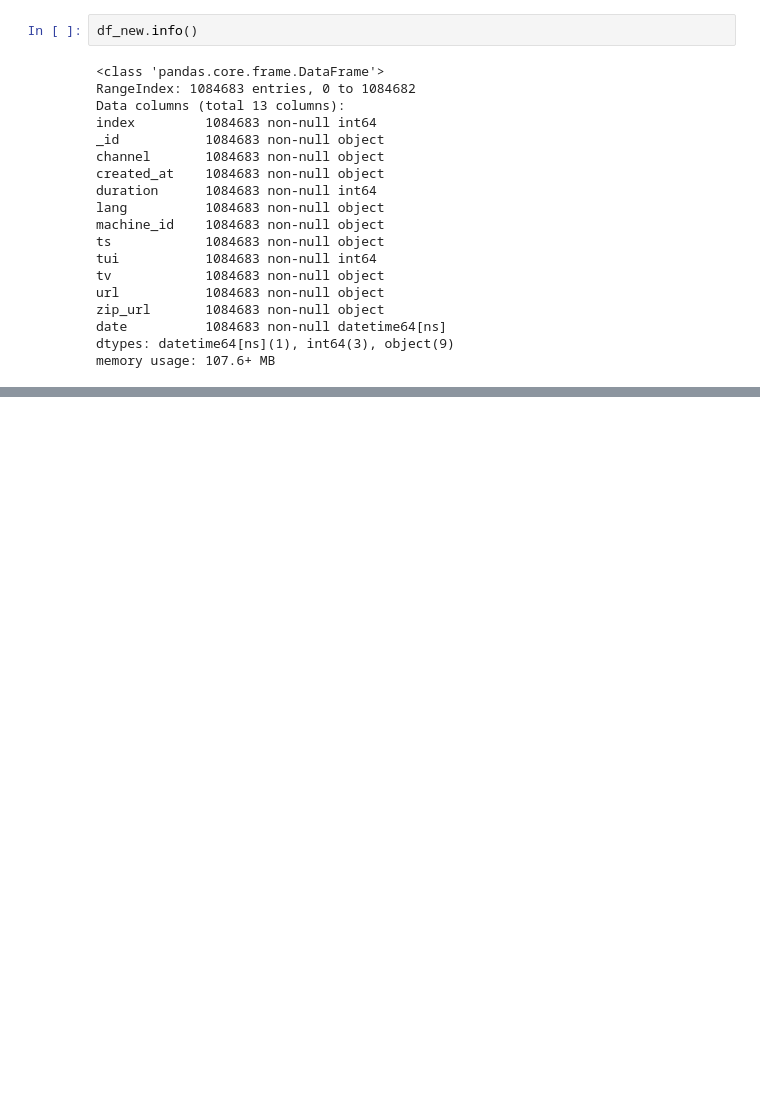
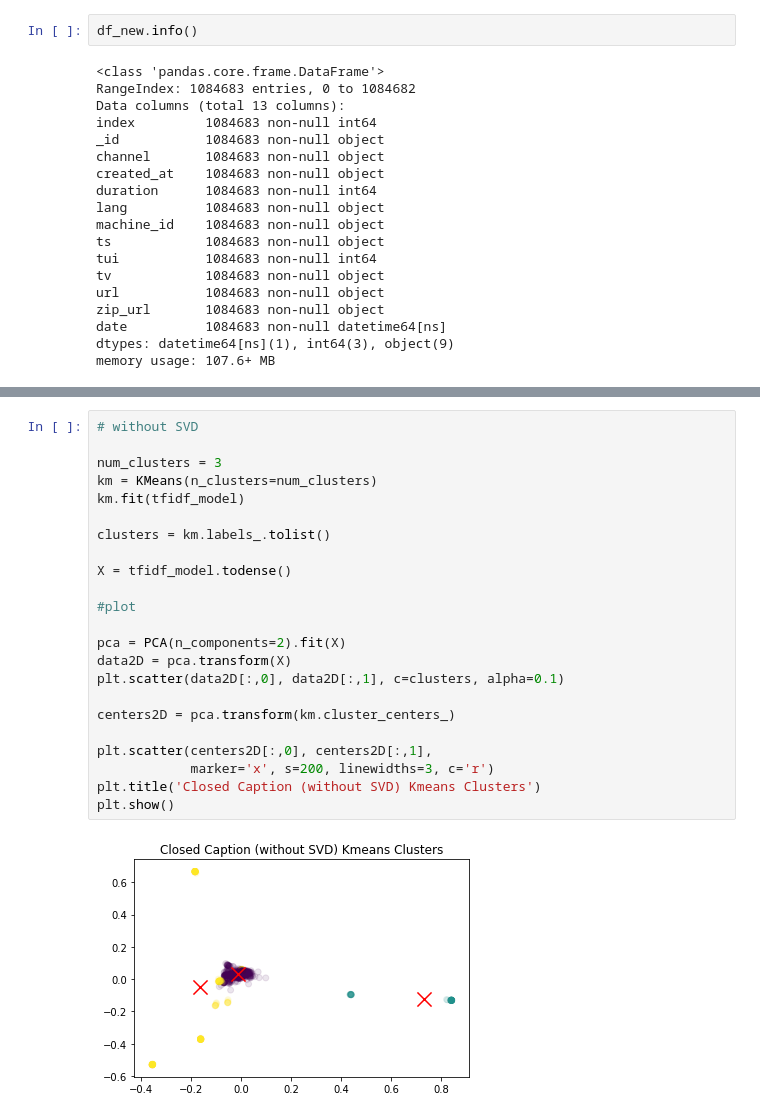
Before and after one commit to albertolovell/closed_caption_classifier, a Jupyter notebook: caption_notebook.ipynb, the cells around one changed output, grey strips where cells are left out. Drawn from its saved outputs; the diff is of its cells as text; blank space fills up the shorter version.

```diff
--- a/caption_notebook.ipynb
+++ b/caption_notebook.ipynb
@@ -357,0 +618,25 @@ with gzip.open('file.txt.gz', 'rb') as f_in:
+# %%
+# without SVD
+
+num_clusters = 3
+km = KMeans(n_clusters=num_clusters)
+km.fit(tfidf_model)
+
+clusters = km.labels_.tolist()
+
+X = tfidf_model.todense()
+
+#plot
+
+pca = PCA(n_components=2).fit(X)
+data2D = pca.transform(X)
+plt.scatter(data2D[:,0], data2D[:,1], c=clusters, alpha=0.1)
+
+centers2D = pca.transform(km.cluster_centers_)
+
+plt.scatter(centers2D[:,0], centers2D[:,1],
+            marker='x', s=200, linewidths=3, c='r')
+plt.title('Closed Caption (without SVD) Kmeans Clusters')
+plt.show()
+# %% [output]
+[figure, added]
```
Also changed, not shown: parts of 121 cells of this notebook, 4 other files.
